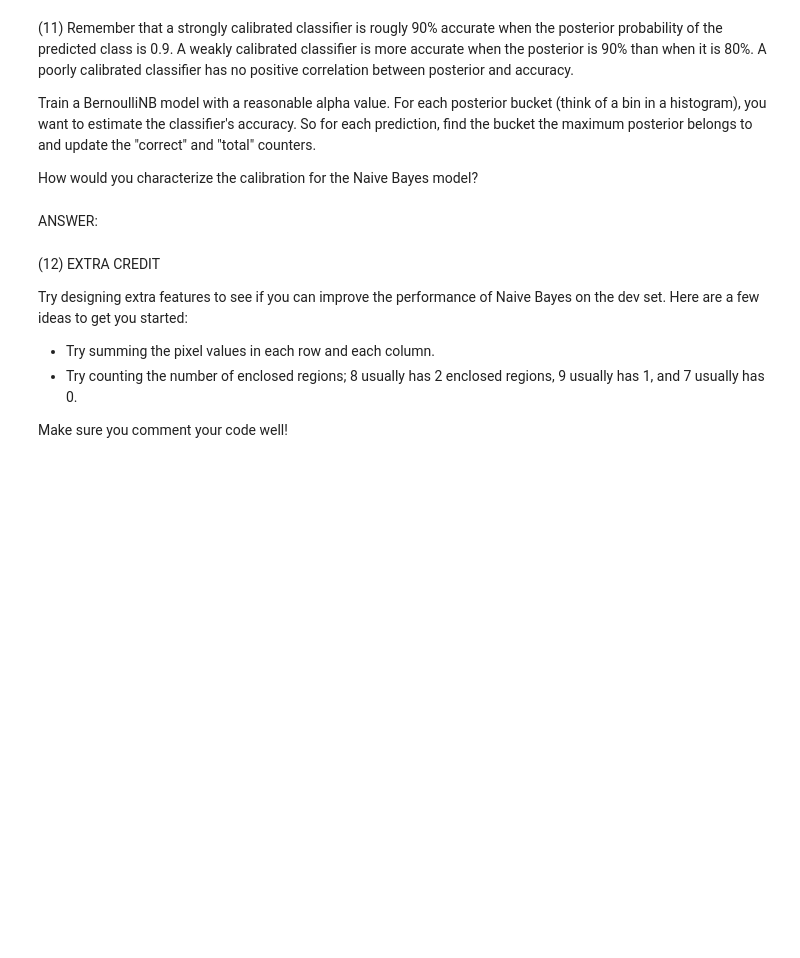
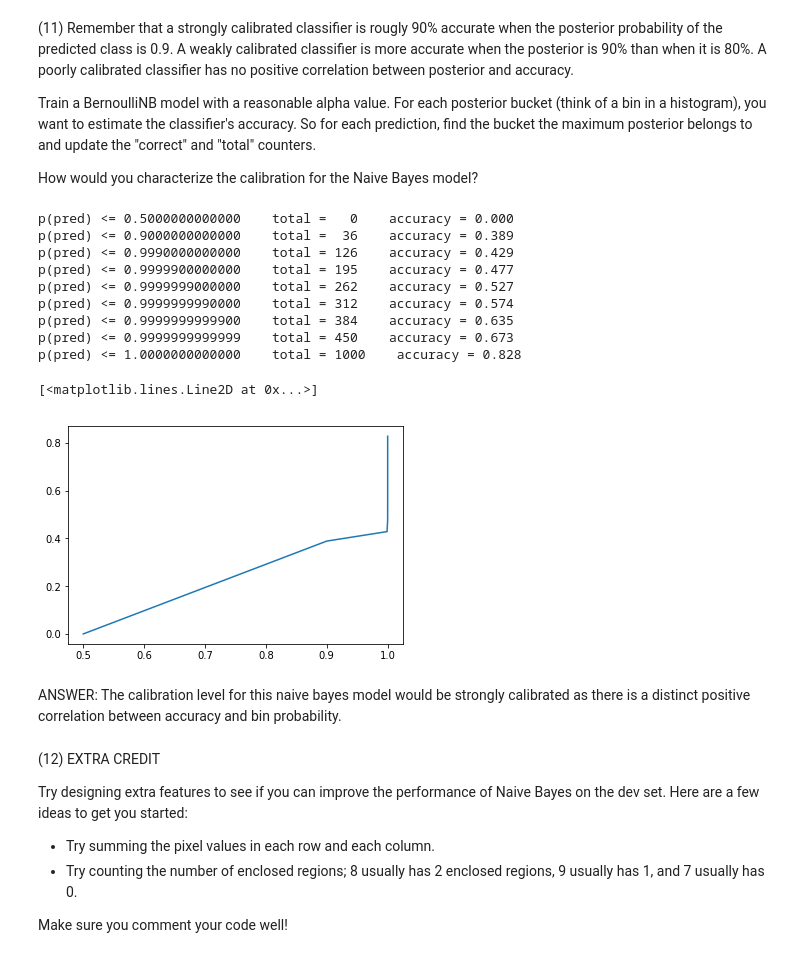
Before and after one commit to ahathaway821/w207_project1, a Jupyter notebook: alexander_hathaway_p1.ipynb, the cells around one changed output. Drawn from its saved outputs; the diff is of its cells as text; code cells hidden in the pictures; blank space fills up the shorter version.

```diff
--- a/alexander_hathaway_p1.ipynb
+++ b/alexander_hathaway_p1.ipynb
@@ -786,26 +745,62 @@ Train a BernoulliNB model with a reasonable alpha value. For each posterior buck
 
 How would you characterize the calibration for the Naive Bayes model?
 # %%
-#def P11(buckets, correct, total):
+def P11(buckets, correct, total):
 
-### STUDENT START ###
+    alpha = .001
+    threshold = .5
+    training_data = mini_train_data
+    training_labels = mini_train_labels
+    testing_data = dev_data
+    testing_labels = dev_labels
 
+    clf = BernoulliNB(alpha=alpha, binarize=threshold)
+    clf.fit(training_data, training_labels)
 
+    for i in range(len(buckets)):
+        bucket_prob = buckets[i]
 
-### STUDENT END ###
+        predictions = clf.predict_proba(testing_data)
 
-#buckets = [0.5, 0.9, 0.999, 0.99999, 0.9999999, 0.999999999, 0.99999999999, 0.9999999999999, 1.0]
-#correct = [0 for i in buckets]
-#total = [0 for i in buckets]
+        for j in range(len(testing_data)):
 
-#P11(buckets, correct, total)
+            # get the index for the label with the highest predicted probability
+            best_prediction_index = np.argmax(predictions[j])
 
-#for i in range(len(buckets)):
-#    accuracy = 0.0
-#    if (total[i] > 0): accuracy = correct[i] / total[i]
-#    print 'p(pred) <= %.13f    total = %3d    accuracy = %.3f' %(buckets[i], total[i], accuracy)
+            # if the best prediction is less than the probability bin
+            if predictions[j][best_prediction_index] <= buckets[i]:
+                total[i] += 1
+                if str(best_prediction_index) == testing_labels[j]:
+                    correct[i] += 1
+
+buckets = [0.5, 0.9, 0.999, 0.99999, 0.9999999, 0.999999999, 0.99999999999, 0.9999999999999, 1.0]
+correct = [0 for i in buckets]
+total = [0 for i in buckets]
+accuracies = [0 for i in buckets]
+
+P11(buckets, correct, total)
+
+for i in range(len(buckets)):
+    accuracy = 0.0
+    if (total[i] > 0): accuracy = correct[i] / total[i]
+    print('p(pred) <= %.13f    total = %3d    accuracy = %.3f' %(buckets[i], total[i], accuracy))
+    accuracies[i] = accuracy
+
+plt.plot(buckets, accuracies)
+# %% [output]
+p(pred) <= 0.5000000000000    total =   0    accuracy = 0.000
+p(pred) <= 0.9000000000000    total =  36    accuracy = 0.389
+p(pred) <= 0.9990000000000    total = 126    accuracy = 0.429
+p(pred) <= 0.9999900000000    total = 195    accuracy = 0.477
+p(pred) <= 0.9999999000000    total = 262    accuracy = 0.527
+p(pred) <= 0.9999999990000    total = 312    accuracy = 0.574
+p(pred) <= 0.9999999999900    total = 384    accuracy = 0.635
+p(pred) <= 0.9999999999999    total = 450    accuracy = 0.673
+p(pred) <= 1.0000000000000    total = 1000    accuracy = 0.828
+[<matplotlib.lines.Line2D at 0x...>]
+[figure, added]
-# %% [markdown]
-ANSWER:
+# %% [markdown]
+ANSWER: The calibration level for this naive bayes model would be strongly calibrated as there is a distinct positive correlation between accuracy and bin probability.
 # %% [markdown]
 (12) EXTRA CREDIT
 
```
Also changed, not shown: parts of 33 cells of this notebook.
